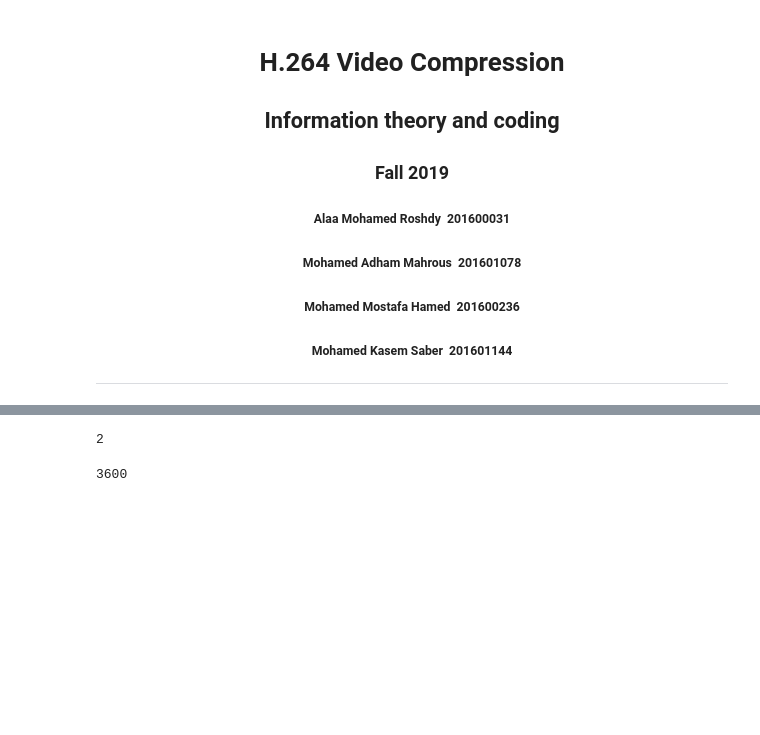
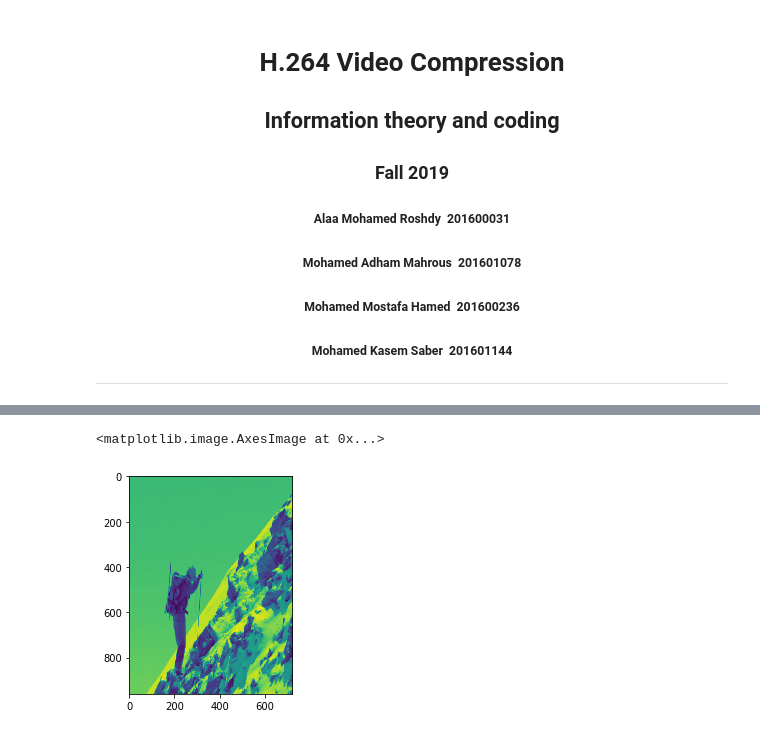
Before and after one commit to alaanousir/H.264-Video-Compression, a Jupyter notebook: Main.ipynb, the cells around one changed output, grey strips where cells are left out. Cells and saved outputs as stored; diff of their text form; code cells hidden in the pictures; blank space fills up the shorter version.

Commit message:
Fixed mistakes in motion estimation

```diff
--- a/Main.ipynb
+++ b/Main.ipynb
@@ -294,12 +305,0 @@ Total time taken to find motion vectors is 0.07779121398925781  * 3600 ((number
-# %%
-coordinates = (2,3)
-y,x = coordinates
-y
-# %% [output]
-2
-# %%
-ref_frame = vid_frame[100]
-mv = motion_estimation_to_all(ref_frame,im_blocks_p,n_rows,n_cols)
-len(mv)
-# %% [output]
-3600
@@ -307,0 +306,6 @@ import matplotlib.pyplot as plt
+# %%
+im_rec = get_reconstructed_image(im_blocks_ref, n_rows, n_cols, box_size=16)
+plt.imshow(im_rec)
+# %% [output]
+<matplotlib.image.AxesImage at 0x...>
+[figure, added]
```
Also changed, not shown: parts of 16 cells of this notebook, 2 other files.
